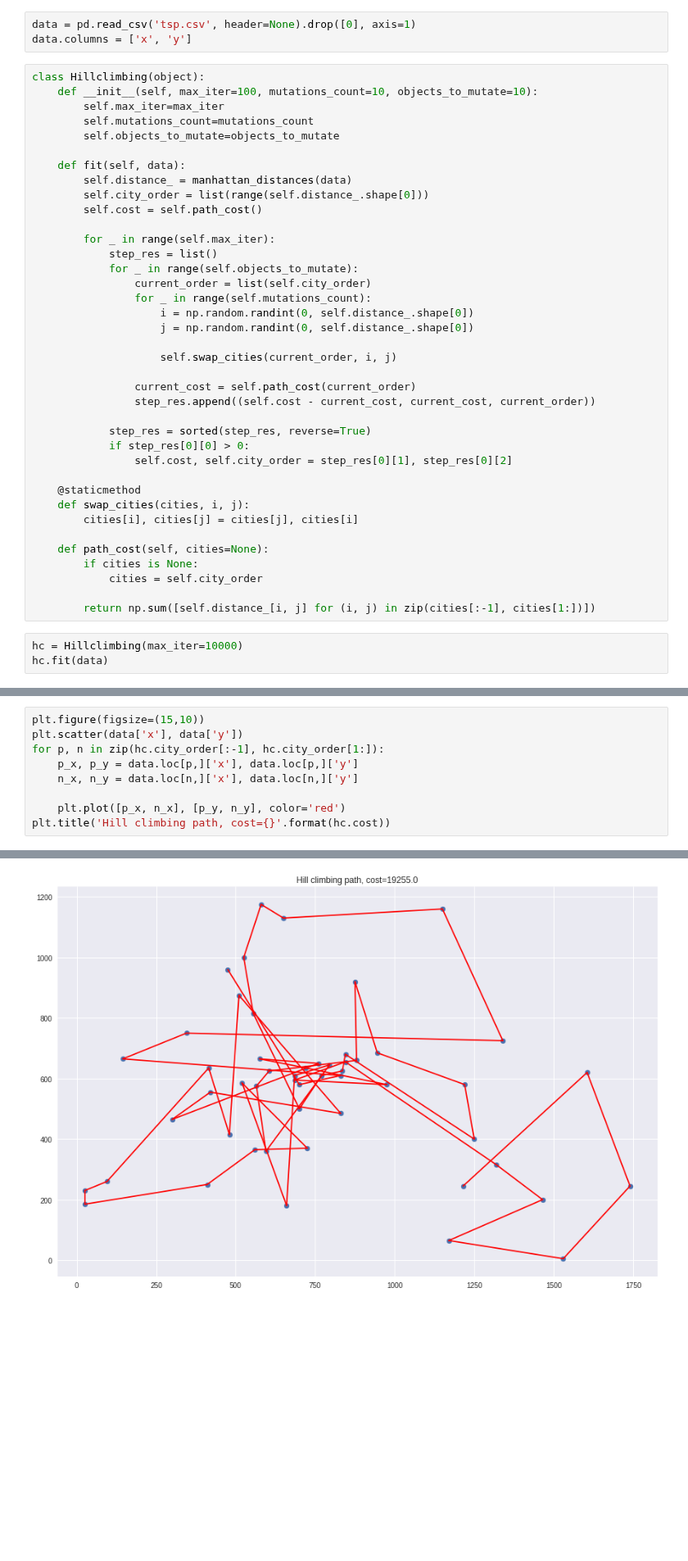
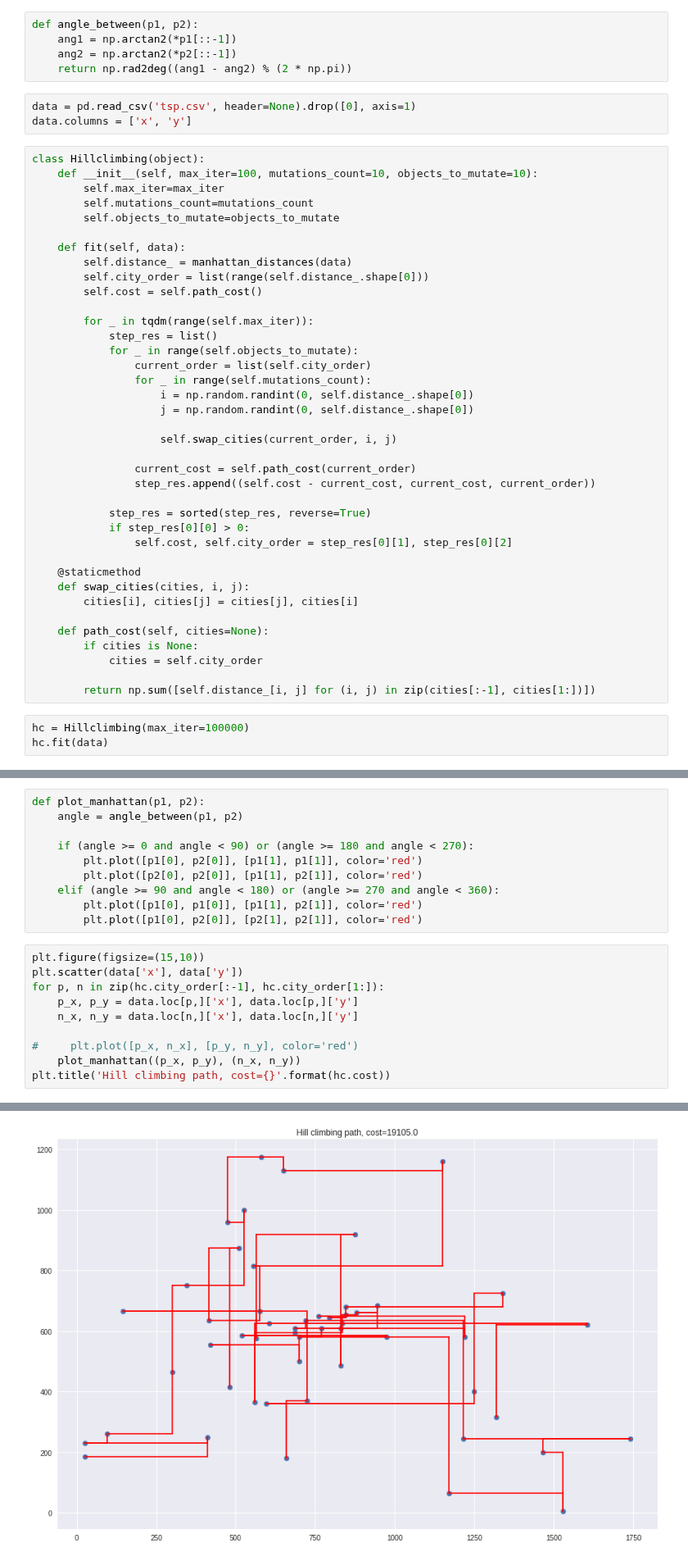
Before and after one commit to Vlad0922/ml_1_solutions, a Jupyter notebook: 8/Local.ipynb, the cells around one changed output, grey strips where cells are left out. Shown at 82% size. Saved outputs shown, nothing was run; the diff lists cells and outputs as text; blank space fills up the shorter version.

```diff
--- a/8/Local.ipynb
+++ b/8/Local.ipynb
@@ -14,6 +14,11 @@ import pandas as pd
 import matplotlib.pyplot as plt
 import seaborn
 %matplotlib inline
+# %%
+def angle_between(p1, p2):
+    ang1 = np.arctan2(*p1[::-1])
+    ang2 = np.arctan2(*p2[::-1])
+    return np.rad2deg((ang1 - ang2) % (2 * np.pi))
 # %%
 data = pd.read_csv('tsp.csv', header=None).drop([0], axis=1)
 data.columns = ['x', 'y']
@@ -29,7 +34,7 @@ class Hillclimbing(object):
         self.city_order = list(range(self.distance_.shape[0]))
         self.cost = self.path_cost()
 
-        for _ in range(self.max_iter):
+        for _ in tqdm(range(self.max_iter)):
             step_res = list()
             for _ in range(self.objects_to_mutate):
                 current_order = list(self.city_order)
@@ -56,5 +61,5 @@ class Hillclimbing(object):
 
         return np.sum([self.distance_[i, j] for (i, j) in zip(cities[:-1], cities[1:])])
 # %%
-hc = Hillclimbing(max_iter=10000)
+hc = Hillclimbing(max_iter=100000)
 hc.fit(data)
@@ -65,14 +69,25 @@ hc.path_cost()
+# %%
+def plot_manhattan(p1, p2):
+    angle = angle_between(p1, p2)
+
+    if (angle >= 0 and angle < 90) or (angle >= 180 and angle < 270):
+        plt.plot([p1[0], p2[0]], [p1[1], p1[1]], color='red')
+        plt.plot([p2[0], p2[0]], [p1[1], p2[1]], color='red')
+    elif (angle >= 90 and angle < 180) or (angle >= 270 and angle < 360):
+        plt.plot([p1[0], p1[0]], [p1[1], p2[1]], color='red')
+        plt.plot([p1[0], p2[0]], [p2[1], p2[1]], color='red')
 # %%
 plt.figure(figsize=(15,10))
 plt.scatter(data['x'], data['y'])
 for p, n in zip(hc.city_order[:-1], hc.city_order[1:]):
     p_x, p_y = data.loc[p,]['x'], data.loc[p,]['y']
     n_x, n_y = data.loc[n,]['x'], data.loc[n,]['y']
 
-    plt.plot([p_x, n_x], [p_y, n_y], color='red')
+#     plt.plot([p_x, n_x], [p_y, n_y], color='red')
+    plot_manhattan((p_x, p_y), (n_x, n_y))
 plt.title('Hill climbing path, cost={}'.format(hc.cost))
 # %% [output]
 <matplotlib.text.Text at 0x...>
-[figure, old version]
+[figure, new version]
 # %%
 class Annealing(object):
```
Also changed, not shown: parts of 10 cells of this notebook.
